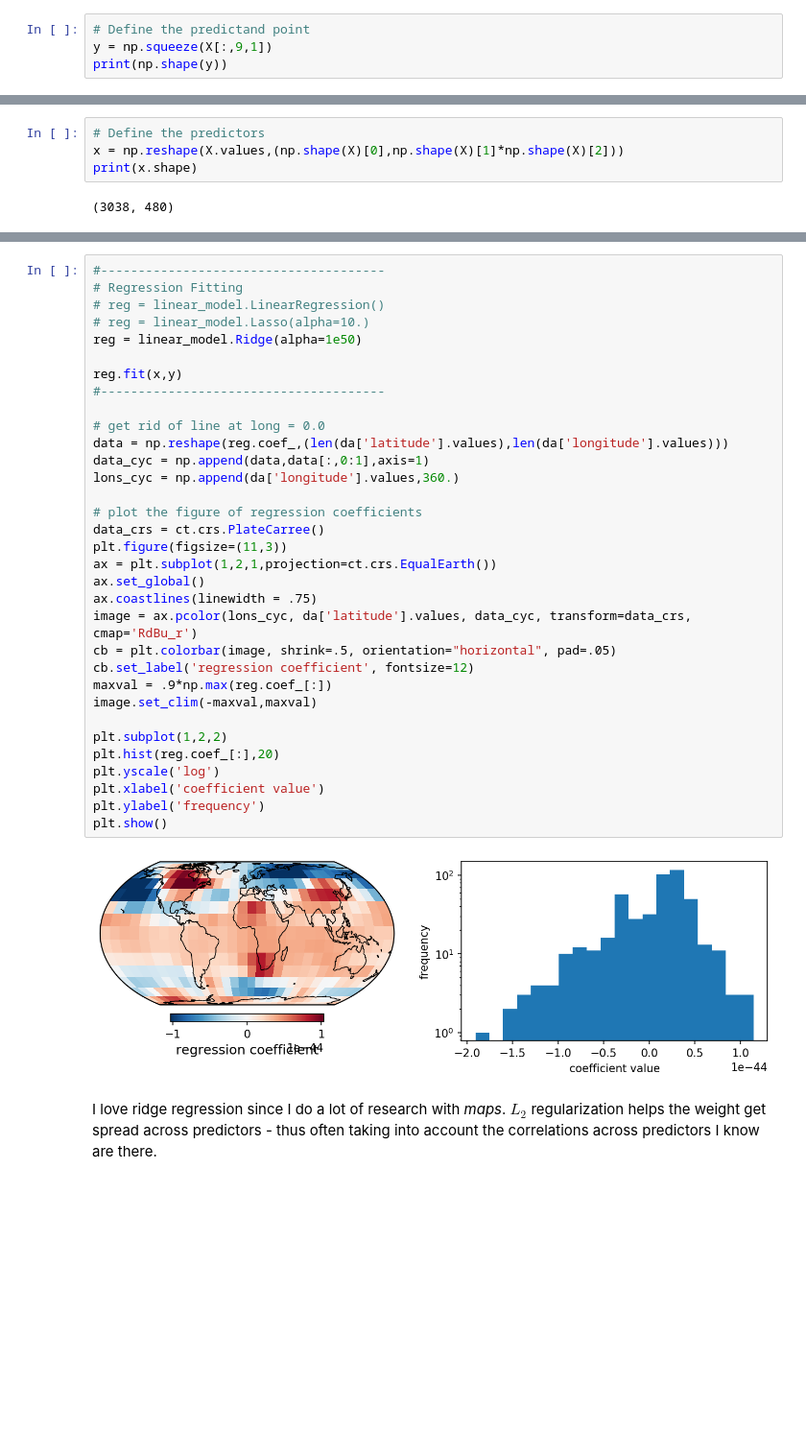
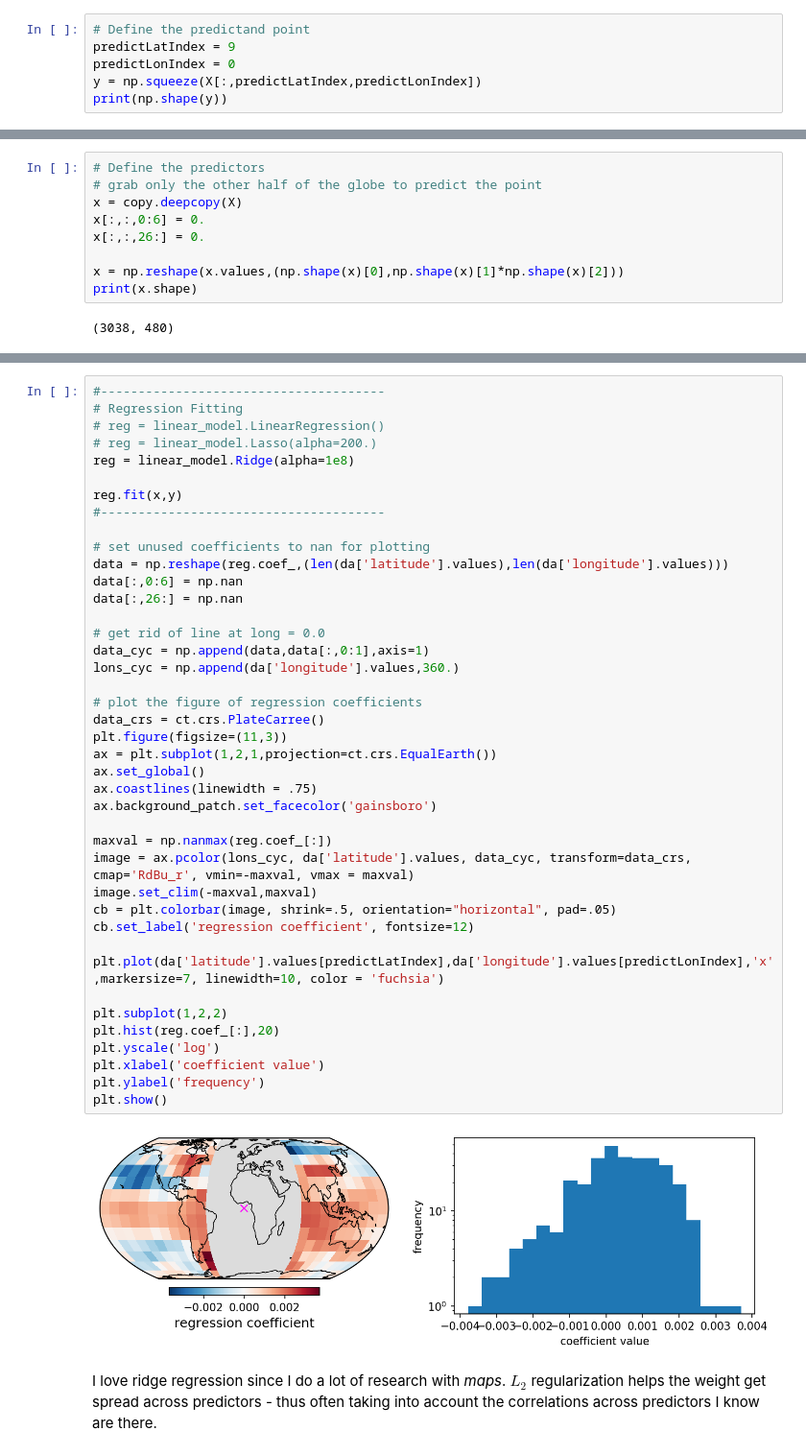
Before and after one commit to kjmayer/ats655-coursematerial, a Jupyter notebook: jupyter_notebooks/regularization_L1_L2.ipynb, the cells around one changed output, grey strips where cells are left out. Shown at 96% size. Saved outputs shown, nothing was run; the diff lists cells and outputs as text; blank space fills up the shorter version.

Commit message:
updated L2 to separate predictors and predictand

```diff
--- a/jupyter_notebooks/regularization_L1_L2.ipynb
+++ b/jupyter_notebooks/regularization_L1_L2.ipynb
@@ -192,13 +189,20 @@ print(np.shape(X))
 (3038, 16, 30)
 # %%
 # Define the predictand point
-y = np.squeeze(X[:,9,1])
+predictLatIndex = 9
+predictLonIndex = 0
+y = np.squeeze(X[:,predictLatIndex,predictLonIndex])
 print(np.shape(y))
 # %% [output]
 (3038,)
 # %%
 # Define the predictors
-x = np.reshape(X.values,(np.shape(X)[0],np.shape(X)[1]*np.shape(X)[2]))
+# grab only the other half of the globe to predict the point
+x = copy.deepcopy(X)
+x[:,:,0:6] = 0.
+x[:,:,26:] = 0.
+
+x = np.reshape(x.values,(np.shape(x)[0],np.shape(x)[1]*np.shape(x)[2]))
 print(x.shape)
 # %% [output]
 (3038, 480)
@@ -205,37 +211,45 @@ print(x.shape)
 # %%
 #--------------------------------------
 # Regression Fitting
 # reg = linear_model.LinearRegression()
-# reg = linear_model.Lasso(alpha=10.)
-reg = linear_model.Ridge(alpha=1e50)
+# reg = linear_model.Lasso(alpha=200.)
+reg = linear_model.Ridge(alpha=1e8)
 
 reg.fit(x,y)
 #--------------------------------------
 
+# set unused coefficients to nan for plotting
+data = np.reshape(reg.coef_,(len(da['latitude'].values),len(da['longitude'].values)))
+data[:,0:6] = np.nan
+data[:,26:] = np.nan
+
 # get rid of line at long = 0.0
-data = np.reshape(reg.coef_,(len(da['latitude'].values),len(da['longitude'].values)))
 data_cyc = np.append(data,data[:,0:1],axis=1)
 lons_cyc = np.append(da['longitude'].values,360.)
 
 # plot the figure of regression coefficients
 data_crs = ct.crs.PlateCarree()
 plt.figure(figsize=(11,3))
 ax = plt.subplot(1,2,1,projection=ct.crs.EqualEarth())
 ax.set_global()
 ax.coastlines(linewidth = .75)
-image = ax.pcolor(lons_cyc, da['latitude'].values, data_cyc, transform=data_crs, cmap='RdBu_r')
+ax.background_patch.set_facecolor('gainsboro')
+
+maxval = np.nanmax(reg.coef_[:])
+image = ax.pcolor(lons_cyc, da['latitude'].values, data_cyc, transform=data_crs, cmap='RdBu_r', vmin=-maxval, vmax = maxval)
+image.set_clim(-maxval,maxval)
 cb = plt.colorbar(image, shrink=.5, orientation="horizontal", pad=.05)
 cb.set_label('regression coefficient', fontsize=12)
-maxval = .9*np.max(reg.coef_[:])
-image.set_clim(-maxval,maxval)
+
+plt.plot(da['latitude'].values[predictLatIndex],da['longitude'].values[predictLonIndex],'x',markersize=7, linewidth=10, color = 'fuchsia')
 
 plt.subplot(1,2,2)
 plt.hist(reg.coef_[:],20)
 plt.yscale('log')
 plt.xlabel('coefficient value')
 plt.ylabel('frequency')
 plt.show()
 # %% [output]
-[figure, old version]
+[figure, new version]
 # %% [markdown]
 I love ridge regression since I do a lot of research with *maps*. $L_2$ regularization helps the weight get spread across predictors - thus often taking into account the correlations across predictors I know are there.
```
Also changed, not shown: parts of 2 cells of this notebook.
